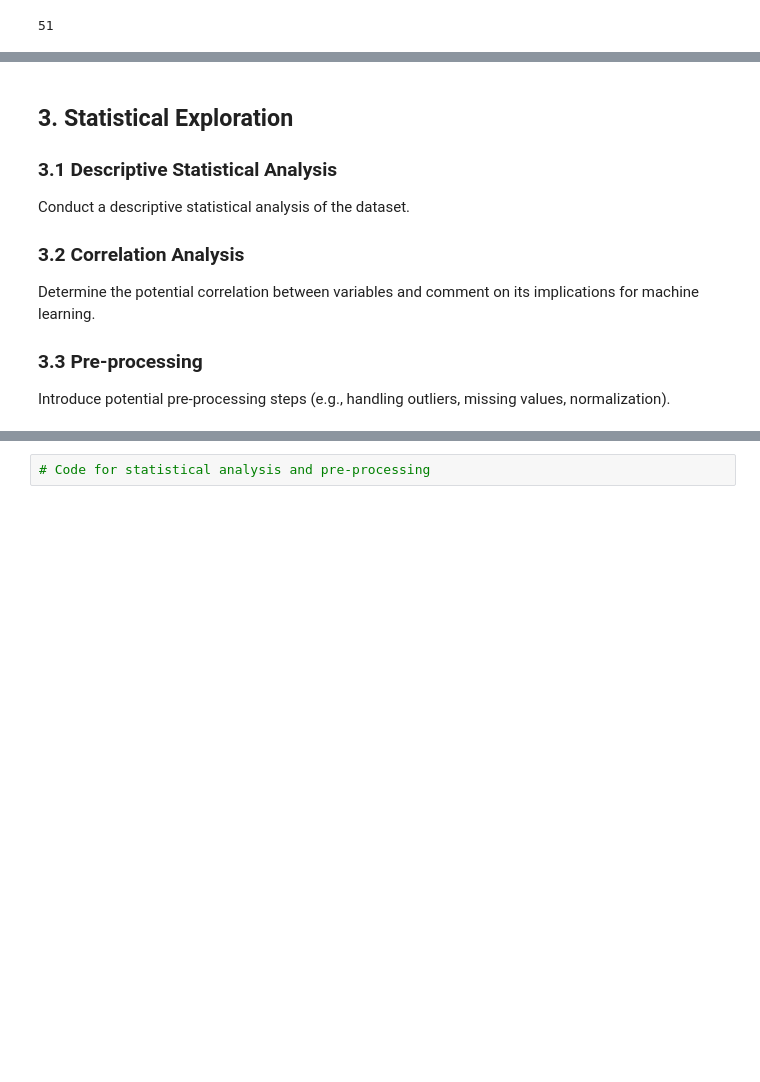
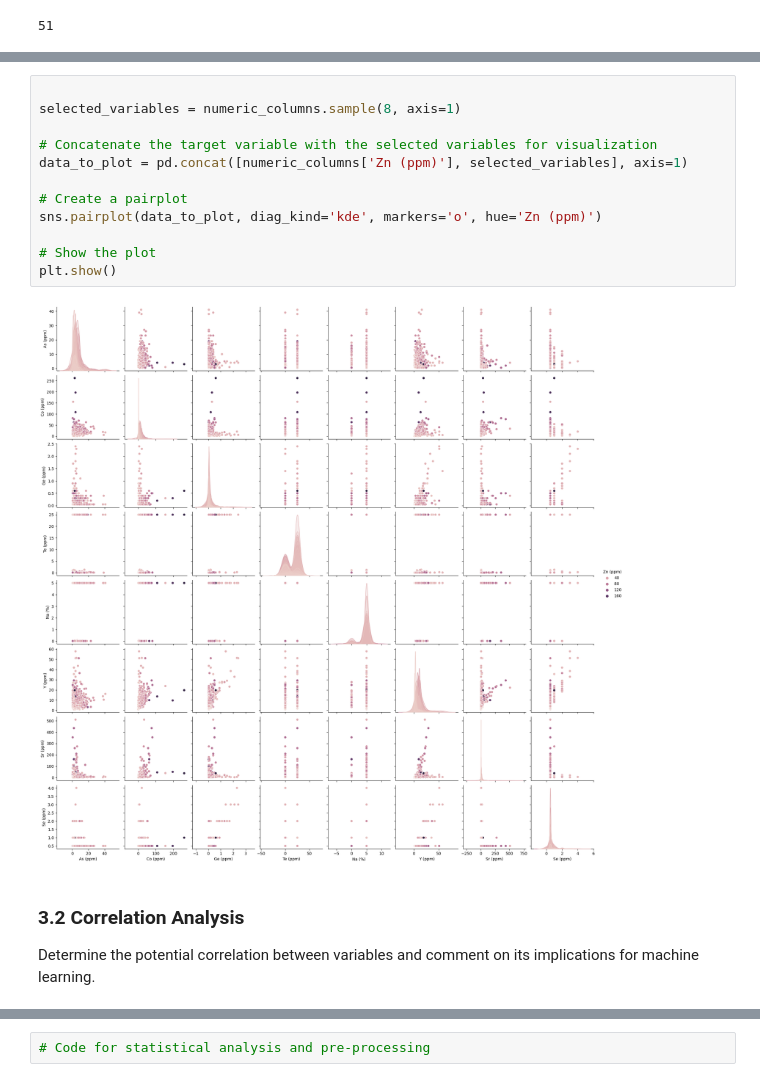
Before and after one commit to rodreras/StreamSamples_ML, a Jupyter notebook: milestone1.ipynb, the cells around one changed output, grey strips where cells are left out. Cells and saved outputs as stored; diff of their text form; blank space fills up the shorter version.

```diff
--- a/milestone1.ipynb
+++ b/milestone1.ipynb
@@ -147,12 +205,18 @@ Name: Zn (ppm), Length: 709, dtype: int64
+# %%
+
+selected_variables = numeric_columns.sample(8, axis=1)
+
+# Concatenate the target variable with the selected variables for visualization
+data_to_plot = pd.concat([numeric_columns['Zn (ppm)'], selected_variables], axis=1)
+
+# Create a pairplot
+sns.pairplot(data_to_plot, diag_kind='kde', markers='o', hue='Zn (ppm)')
+
+# Show the plot
+plt.show()
+# %% [output]
+[figure, added]
 # %% [markdown]
-## 3. Statistical Exploration
-
-
-### 3.1 Descriptive Statistical Analysis
-Conduct a descriptive statistical analysis of the dataset.
 
 ### 3.2 Correlation Analysis
 Determine the potential correlation between variables and comment on its implications for machine learning.
-
-### 3.3 Pre-processing
-Introduce potential pre-processing steps (e.g., handling outliers, missing values, normalization).
```
Also changed, not shown: parts of 16 cells of this notebook.
